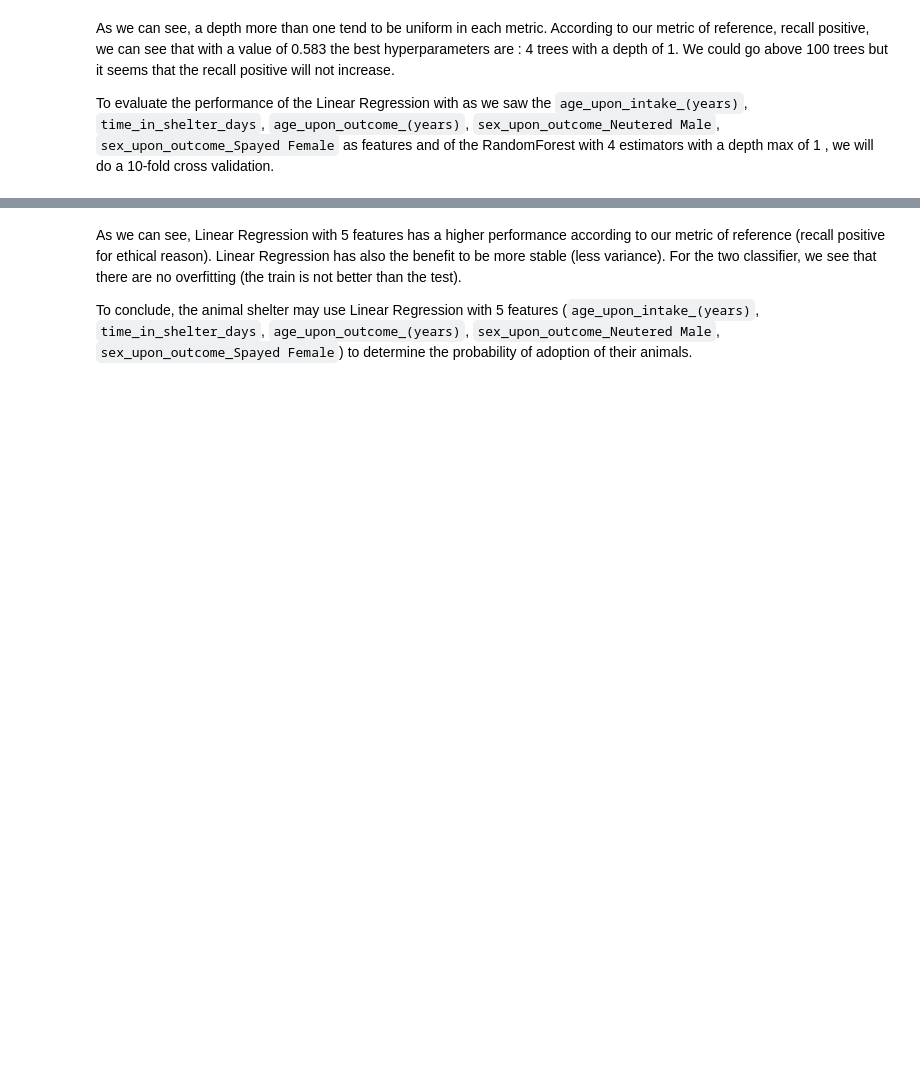
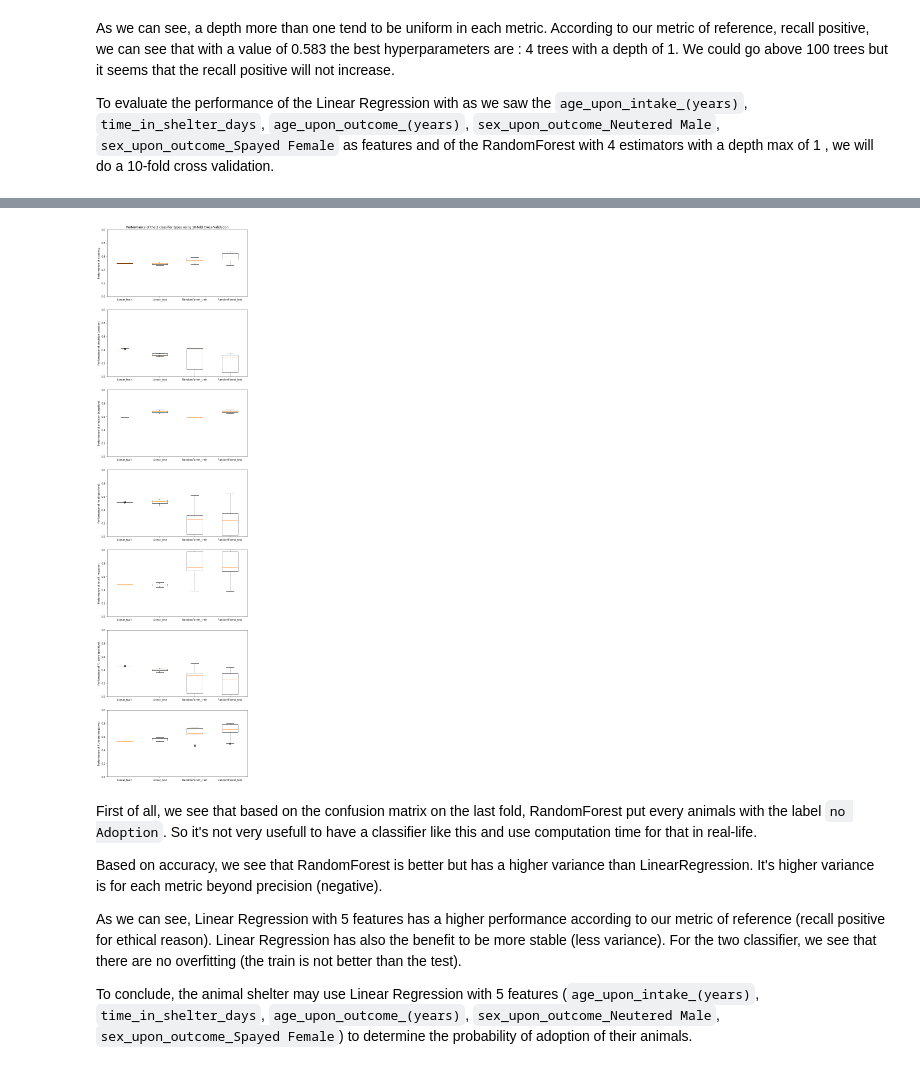
Before and after one commit to vbruttin/ada_homeworks, a Jupyter notebook: Homework4.ipynb, the cells around one changed output, grey strips where cells are left out. Cells and saved outputs as stored; diff of their text form; code cells hidden in the pictures; blank space fills up the shorter version.

```diff
--- a/Homework4.ipynb
+++ b/Homework4.ipynb
@@ -975,4 +1059,71 @@ plt.title('Performance of the 2 classifier type using 10-fold Cross-Validation')
+# %%
+data_accuracy = [Linear_train_accuracy, Linear_test_accuracy,
+                 RandomForest_train_accuracy, RandomForest_test_accuracy]
+
+data_precision_pos = [Linear_train_precision_pos, Linear_test_precision_pos,
+                      RandomForest_train_precision_pos, RandomForest_test_precision_pos]
+
+data_precision_neg = [Linear_train_precision_neg, Linear_test_precision_neg,
+                      RandomForest_train_precision_neg, RandomForest_test_precision_neg]
+
+data_recall_pos = [Linear_train_recall_pos, Linear_test_recall_pos,
+                   RandomForest_train_recall_pos, RandomForest_test_recall_pos]
+
+data_recall_neg = [Linear_train_recall_neg, Linear_test_recall_neg,
+                   RandomForest_train_recall_neg, RandomForest_test_recall_neg]
+
+data_f1_score_pos = [Linear_train_f1_score_pos, Linear_test_f1_score_pos,
+                     RandomForest_train_f1_score_pos, RandomForest_test_f1_score_pos]
+
+data_f1_score_neg = [Linear_train_f1_score_neg, Linear_test_f1_score_neg,
+                     RandomForest_train_f1_score_neg, RandomForest_test_f1_score_neg]
+
+labels = ['Linear_train', 'Linear_test', 'RandomForest_train', 'RandomForest_test']
+
+plt.figure(figsize=(10, 40))
+
+plt.subplot(7, 1, 1)
+plt.boxplot(data_accuracy,labels = labels );
+plt.ylabel('Performance of accuracy');
+plt.title('Performance of the 2 classifier types using 10-fold Cross-Validation');
+plt.ylim(0,1);
+
+plt.subplot(7, 1, 2)
+plt.boxplot(data_precision_pos,labels = labels );
+plt.ylabel('Performance of precision (positive)');
+plt.ylim(0,1);
+
+plt.subplot(7, 1, 3)
+plt.boxplot(data_precision_neg,labels = labels );
+plt.ylabel('Performance of precision (negative)');
+plt.ylim(0,1);
+
+plt.subplot(7, 1, 4)
+plt.boxplot(data_recall_pos,labels = labels );
+plt.ylabel('Performance of recall (positive)');
+plt.ylim(0,1);
+
+plt.subplot(7, 1, 5)
+plt.boxplot(data_recall_neg,labels = labels );
+plt.ylabel('Performance of recall (negative)');
+plt.ylim(0,1);
+
+plt.subplot(7, 1, 6)
+plt.boxplot(data_f1_score_pos,labels = labels );
+plt.ylabel('Performance of F1-score (positive)');
+plt.ylim(0,1);
+
+plt.subplot(7, 1, 7)
+plt.boxplot(data_f1_score_neg,labels = labels );
+plt.ylabel('Performance of F1-score (negative)');
+plt.ylim(0,1);
+# %% [output]
+[figure, added]
 # %% [markdown]
+First of all, we see that based on the confusion matrix on the last fold, RandomForest put every animals with the label `no Adoption`. So it's not very usefull to have a classifier like this and use computation time for that in real-life.
+
+Based on accuracy, we see that RandomForest is better but has a higher variance than LinearRegression. It's higher variance is for each metric beyond precision (negative).
+
 As we can see, Linear Regression with 5 features has a higher performance according to our metric of reference (recall positive for ethical reason). Linear Regression has also the benefit to be more stable (less variance). For the two classifier, we see that there are no overfitting (the train is not better than the test).
 
 To conclude, the animal shelter may use Linear Regression with 5 features (`age_upon_intake_(years)`, `time_in_shelter_days`,
```
Also changed, not shown: parts of 7 cells of this notebook.
